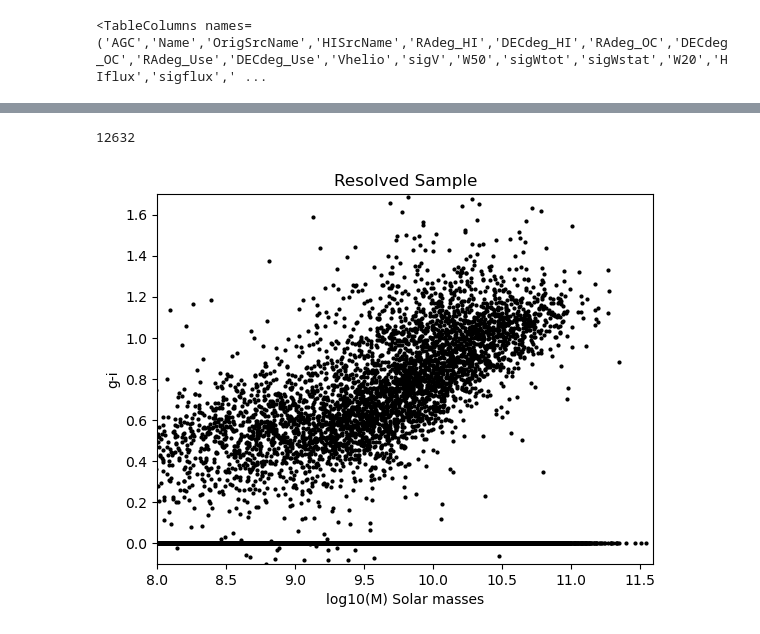
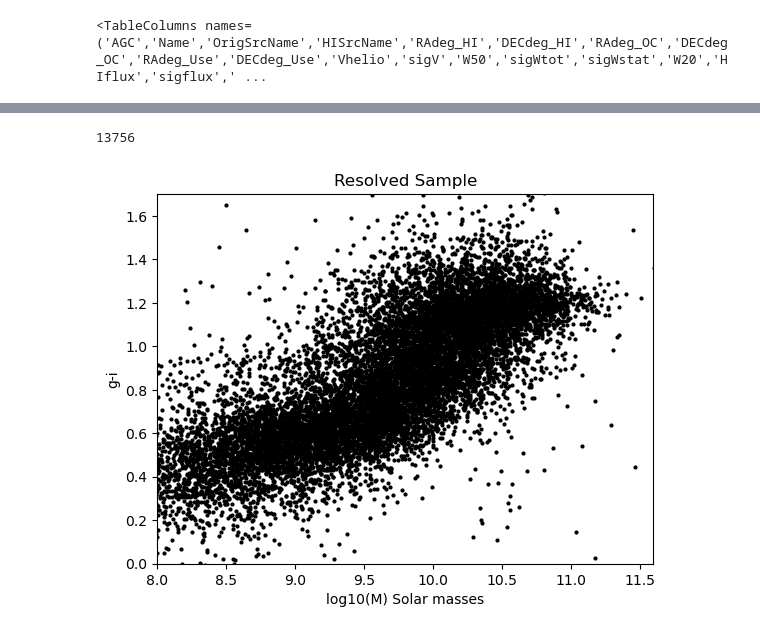
Before and after one commit to EvanBarkus/WISESize_Project, a Jupyter notebook: StudentFigure.ipynb, the cells around one changed output, grey strips where cells are left out. Cells and saved outputs as stored; diff of their text form; code cells hidden in the pictures.

```diff
--- a/StudentFigure.ipynb
+++ b/StudentFigure.ipynb
@@ -16,10 +16,10 @@ from astropy.utils.data import download_file
 
 
 
-catalog_path='/Users/EvanB.LAPTOP-8CHCIOMA/Downloads/'
+#catalog_path='/Users/EvanB.LAPTOP-8CHCIOMA/Downloads/'
 
 #A100-NSA Catalog
-myTab=Table.read(catalog_path+'a100-nsa-for-adap.fits')
+myTab=Table.read('a100-nsa-for-adap.fits')
 # %%
 # SNR cut: GALEX NUV or WISE 12um SNR > 20
 snrmin = 20
@@ -43,6 +35,6 @@ length = 39098
 # %%
 # Size cut: r-band effective radii greater than two pixels (> 6.500" ) in the unWISE images
-radmin = 6.500
+radmin = 5.500
 rad_eff1 = myTab['SERSIC_TH50']
 rad_eff2 = myTab['petroR50_r']
 sizeflag = (rad_eff1>radmin) | (rad_eff2>radmin)
@@ -53,8 +45,8 @@ zmax=0.025
 redshift = myTab['ZDIST']
 vhelio = myTab['Vhelio']
 redshiftflag = (redshift>zmin) & (redshift<zmax)
-vhelioflag = (vhelio>zmin*3e5) & (vhelio<zmax*3e5)
-zflag = redshiftflag | vhelioflag
+vhelioflag = (vhelio>(zmin*3e5)) & (vhelio<(zmax*3e5))
+zflag = redshiftflag | vhelioflag #| or
 # %%
 # Apply cuts
 NSFcut = SNRflag & sizeflag & zflag
@@ -108,16 +86,17 @@ cbar.set_label('Recessional Velocity',rotation=270,labelpad=20)
 # %%
 #Define x data as mass and y data as g-i
 x = cuttab['MASS']
-y = cuttab['gmi_corr'] #cuttab['gmag_corr']-cuttab['imag_corr']
+#FNUGRIZ- G[:,3] & I[:,5]
+y = cuttab['ABSMAG'][:,3] - cuttab['ABSMAG'][:,5] #cuttab['gmi_Shao']
 
 #Plot mass vs color
 plt.title('Resolved Sample')
 plt.scatter(np.log10(x),y,s=4,color='black')
-plt.ylim(-0.1,1.7)
+plt.ylim(0,1.7)
 plt.xlim(8,11.6)
 plt.xlabel('log10(M) Solar masses')
 plt.ylabel('g-i')
 print(len(cuttab['gmi_corr']))
 # %% [output]
-12632
+13756
-[figure, old version]
+[figure, new version]
```
Also changed, not shown: parts of 10 cells of this notebook.
